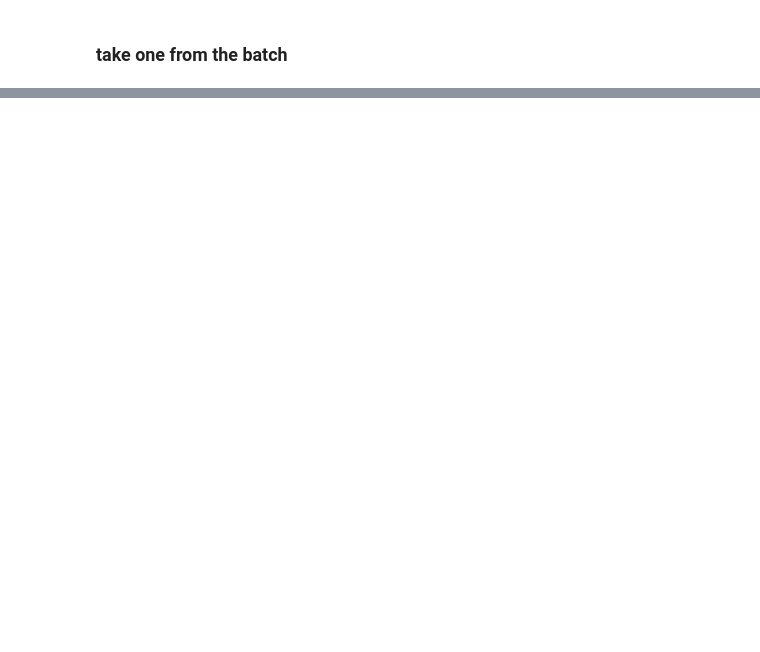
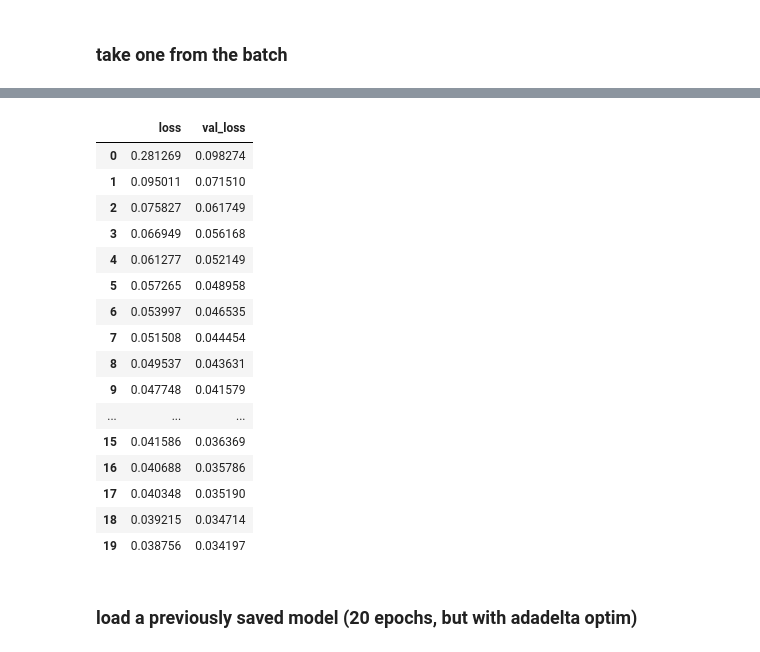
Before and after one commit to nicolasfauchereau/ML4seas, a Jupyter notebook: models/CNN/example_CNN.ipynb, the cells around one changed output, grey strips where cells are left out. Cells and saved outputs as stored; diff of their text form; code cells hidden in the pictures; blank space fills up the shorter version.

```diff
--- a/models/CNN/example_CNN.ipynb
+++ b/models/CNN/example_CNN.ipynb
@@ -338,0 +364,22 @@ plt.colorbar(im, shrink=0.4)
+# %%
+pd.DataFrame(history.history)
+# %% [output]
+|  | loss | val_loss |
+| 0 | 0.281269 | 0.098274 |
+| 1 | 0.095011 | 0.071510 |
+| 2 | 0.075827 | 0.061749 |
+| 3 | 0.066949 | 0.056168 |
+| 4 | 0.061277 | 0.052149 |
+| 5 | 0.057265 | 0.048958 |
+| 6 | 0.053997 | 0.046535 |
+| 7 | 0.051508 | 0.044454 |
+| 8 | 0.049537 | 0.043631 |
+| 9 | 0.047748 | 0.041579 |
+| ... | ... | ... |
+| 15 | 0.041586 | 0.036369 |
+| 16 | 0.040688 | 0.035786 |
+| 17 | 0.040348 | 0.035190 |
+| 18 | 0.039215 | 0.034714 |
+| 19 | 0.038756 | 0.034197 |
+# %% [markdown]
+### load a previously saved model (20 epochs, but with adadelta optim)
```
Also changed, not shown: parts of 17 cells of this notebook.
